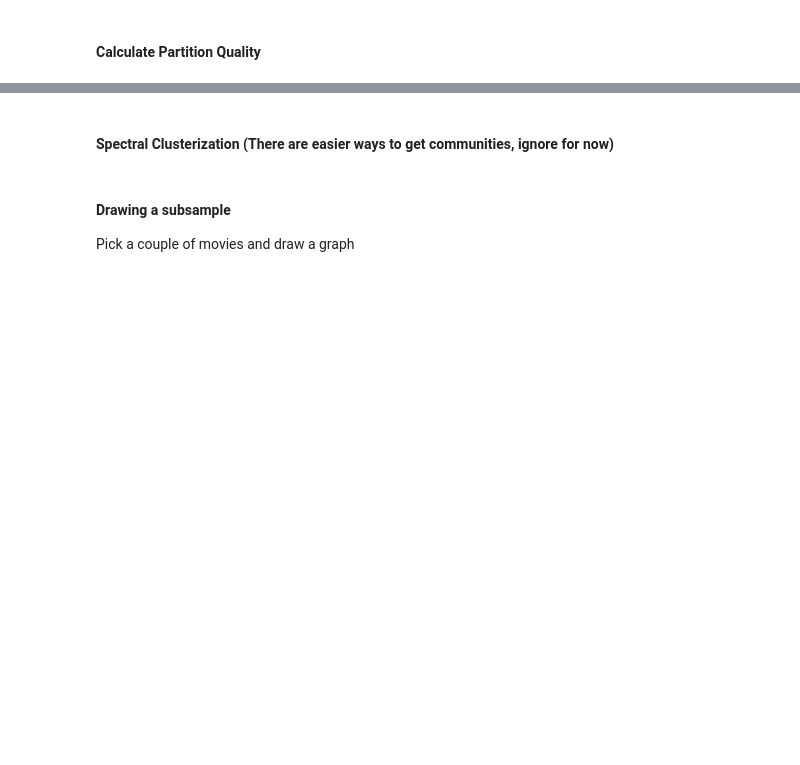
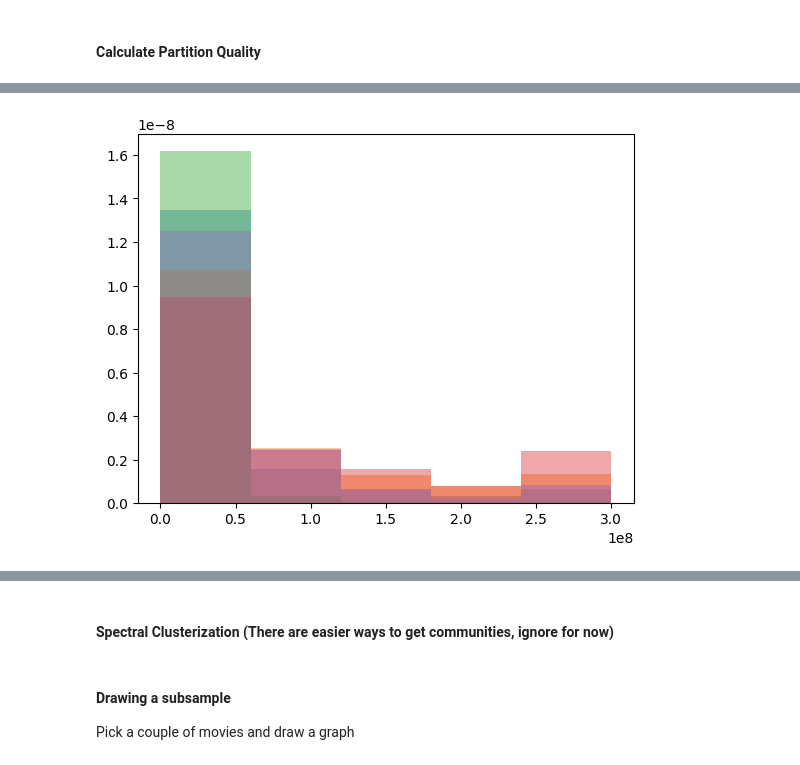
Before and after one commit to epfl-ada/ada-2024-project-d2ptm, a Jupyter notebook: main.ipynb, the cells around one changed output, grey strips where cells are left out. Saved outputs shown, nothing was run; the diff lists cells and outputs as text; code cells hidden in the pictures; blank space fills up the shorter version.

```diff
--- a/main.ipynb
+++ b/main.ipynb
@@ -168,0 +230,6 @@ The performance is 0.7389377745226671
+# %%
+for partition_index, partition in df_parition_top_movie_info.groupby('PartitionIndex'):
+    if partition_index < 5:
+        plt.hist(partition['Revenue'].clip(upper=3e8), bins=5, density=True, alpha=0.4)
+# %% [output]
+[figure, added]
```
Also changed, not shown: parts of 16 cells of this notebook, 1 other file.
